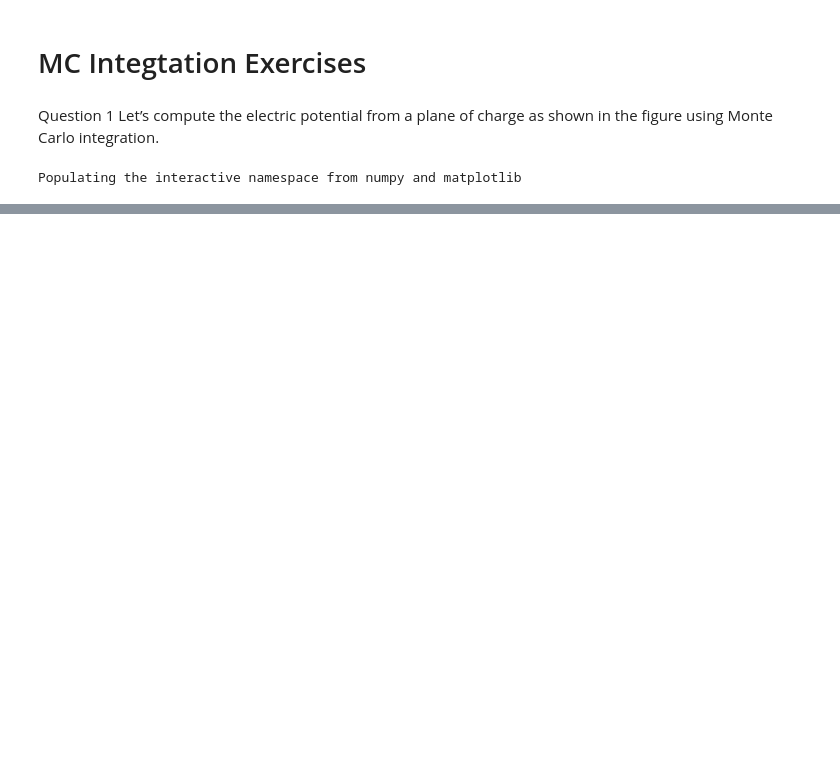
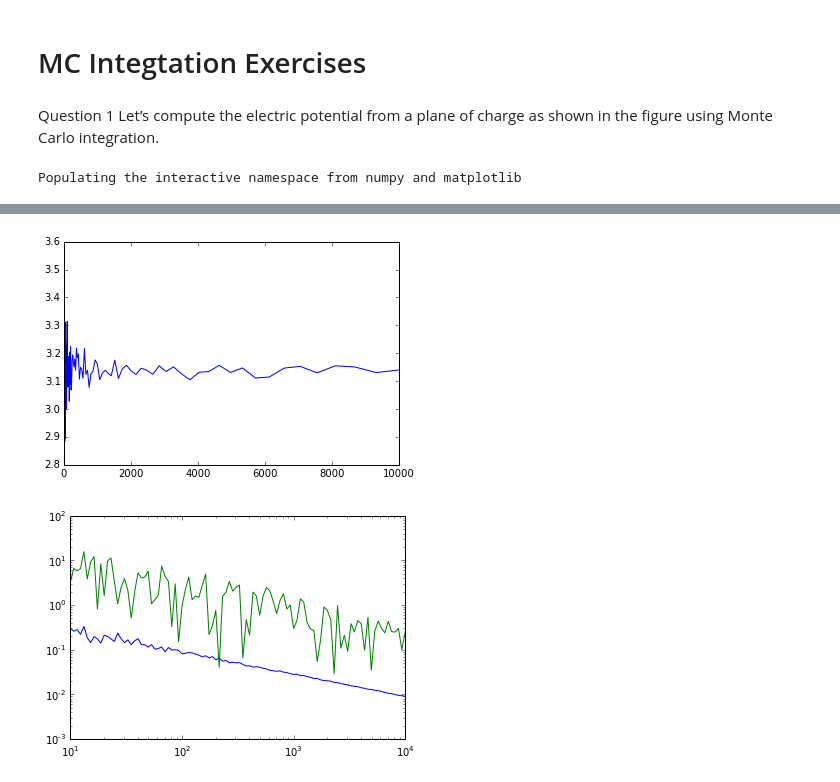
Before and after one commit to mkourjan/PHYS202-S14, a Jupyter notebook: MCIntegration/MCIntegrationExercises.ipynb, the cells around one changed output, grey strips where cells are left out. Drawn from its saved outputs; the diff is of its cells as text; code cells hidden in the pictures; blank space fills up the shorter version.

```diff
--- a/MCIntegration/MCIntegrationExercises.ipynb
+++ b/MCIntegration/MCIntegrationExercises.ipynb
@@ -65,0 +161,29 @@ IOError: [Errno 2] No such file or directory: 'Interpolation'
+# %%
+f = lambda x: 4*np.sqrt(1 - x**2)
+x = np.arange(0, 1.0, 0.01)
+xmin = 0.
+xmax = 1.
+
+N = np.logspace(1, 4, 100)
+
+Ib = []
+Ic = []
+for i in N:
+    samples_x = xmin + (xmax - xmin)*np.random.random_sample(i)
+    Ib.append((xmax - xmin)* f(samples_x).mean())
+    Ic.append((xmax - xmin)*np.sqrt(((f(samples_x)**2).mean() - (f(samples_x).mean())**2)/i))
+
+exact = np.pi
+err = []
+for i in range(0, len(I)):
+    err.append(100*np.abs(exact - Im[i])/exact)
+
+plt.plot(N, Ib)
+plt.show()
+
+plt.loglog(N, Ic)
+plt.loglog(N, err)
+plt.show()
+# %% [output]
+[figure, added]
+[figure, added]
```
Also changed, not shown: parts of 12 cells of this notebook, 4 other files.
